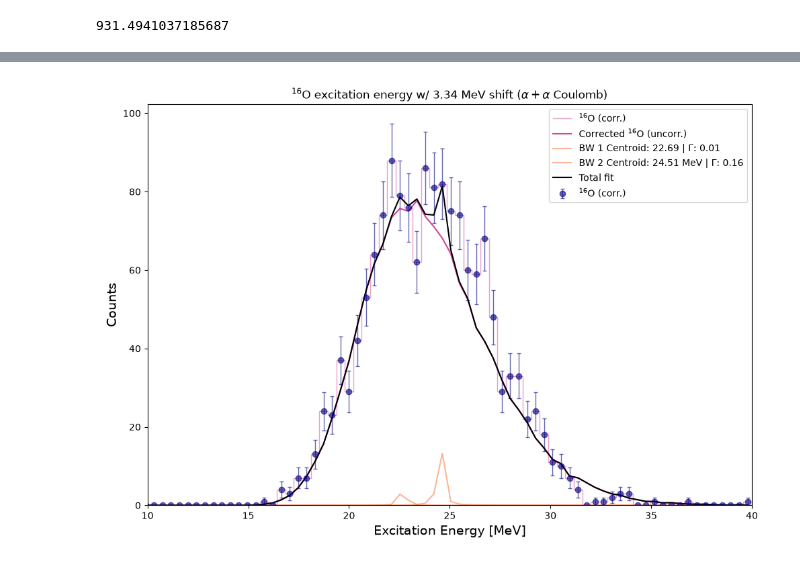
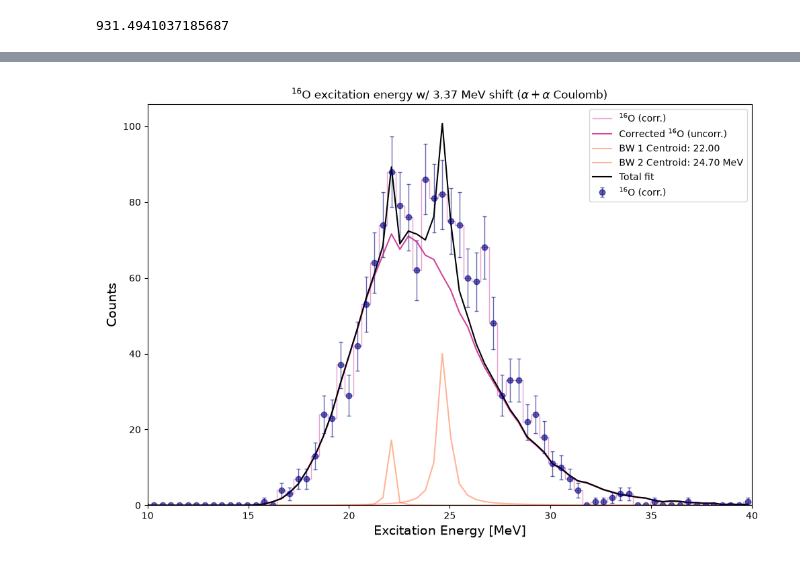
Before and after one commit to singhp99/spyral_notebooks, a Jupyter notebook: event_mixing_16O.ipynb, the cells around one changed output, grey strips where cells are left out. Cells and saved outputs as stored; diff of their text form; code cells hidden in the pictures.

```diff
--- a/event_mixing_16O.ipynb
+++ b/event_mixing_16O.ipynb
@@ -1339,27 +1339,27 @@ def gamma_coulomb(E,l,centroid,width,Z1,Z2,mu,R):
 # %%
-def bw_energy_dependent_coul(E,l,centroid,width,Z1,Z2,mu,R):
+def bw_energy_dependent_coul(E,l,centroid,gamma_0,Z1,Z2,mu,R,amplitude):
 
-    gamma = gamma_coulomb(E,l,centroid,width,Z1,Z2,mu,R)
+    gamma = gamma_coulomb(E,l,centroid,gamma_0,Z1,Z2,mu,R)
 
-    return (gamma / 2)**2/((E - centroid)**2+ (gamma / 2)**2)
+    return (amplitude*(gamma / 2)**2)/((E - centroid)**2+ (gamma / 2)**2)
 # %%
 
-def breit_wigner_coulomb(bin_edges,amplitude,l,centroid,width,Z1,Z2,mu,R):
+def breit_wigner_coulomb(bin_edges,amplitude,l,centroid,gamma_0,Z1,Z2,mu,R):
 
     energy = (bin_edges[:-1]+ bin_edges[1:]) / 2
     bin_width = (bin_edges[1:]- bin_edges[:-1])
-
-    shape = bw_energy_dependent_coul(energy,l,centroid,width,Z1,Z2,mu,R)
+    # print("Bin Width",bin_width)
+    shape = bw_energy_dependent_coul(energy,l,centroid,gamma_0,Z1,Z2,mu,R,amplitude)
 
     shape_counts = shape * bin_width
 
-    return amplitude * shape_counts
+    return shape_counts
 # %%
-def total_fit(params, corr, uncorr, bin_edges, l1, l2, Z1,Z2,mu,R ):
-    scale,shift,amplitude,centroid,width,amplitude2,centroid2,width2 = params
+def total_fit(params, corr, uncorr, bin_edges, l1, l2, Z1,Z2,mu,R,centroid,centroid2,gamma_0_1,gamma_0_2):
+    scale,shift,amplitude,amplitude2 = params
 
-    bw_counts = breit_wigner_coulomb(bin_edges,amplitude,l1,centroid,width,Z1,Z2,mu,R)
-    bw_counts2 = breit_wigner_coulomb(bin_edges,amplitude2,l2,centroid2,width2,Z1,Z2,mu,R)
+    bw_counts = breit_wigner_coulomb(bin_edges,amplitude,l1,centroid,gamma_0_1,Z1,Z2,mu,R)
+    bw_counts2 = breit_wigner_coulomb(bin_edges,amplitude2,l2,centroid2,gamma_0_2,Z1,Z2,mu,R)
     bkg_counts = background_opt(scale,shift,uncorr,bin_edges)
 
     sigma = np.sqrt(np.maximum(corr, 1.0))
@@ -1380,16 +1380,16 @@ ratio_max = np.max(corr) / np.max(uncorr)
 uncorr_scaled_2 = uncorr
 
 
-guess = [ratio_max,0.72,100,22,0.06,100,24.5,0.5] #scale,shift,amplitude,centroid,width
+guess = [ratio_max,0.72,100,100] #scale,shift,amplitude,centroid,width
 
-bounds = [(0,None),(0,4),(0,None),(21.5,23),(0.01,0.6),(100,None),(24,25),(0.1,0.8)]  #scale,shift,amplitude,centroid,width,amplitude2,centroid2,width2
+bounds = [(0,None),(0,4),(0,None),(100,None)]  #scale,shift,amplitude,centroid,width,amplitude2,centroid2,width2
 
 hist_uncorr_bincenters = (hist_uncorr.bins[:-1] + hist_uncorr.bins[1:]) / 2
 
 result = minimize(
     total_fit,
     guess,
-    args=(corr,uncorr, hist_uncorr.bins,0,2,Z_ALPHA,Z_ALPHA,mu_4he,R_4he), #(params, corr, uncorr, bin_edges, l1, l2, Z1,Z2,mu,R )
+    args=(corr,uncorr, hist_uncorr.bins,3,4,Z_C12,Z_ALPHA,mu_c12,R_c12,22,24.7,0.06,0.5), #(params, corr, uncorr, bin_edges, l1, l2, Z1,Z2,mu,R,centroid,centroid2,gamma_0_1,gamma_0_2)
     method="Powell",
     bounds=bounds,
     options={'maxiter': 1000, 'disp': True}
@@ -1397,15 +1397,16 @@ result = minimize(
 
 print(f"Optimization Success: {result.success}")
 print(fr"$\chi^2$ Value: {result.fun}")
-opt_scale,opt_shift,opt_amplitude,opt_centroid,opt_width,opt_amplitude2,opt_centroid2,opt_width2 = result.x
+opt_scale,opt_shift,opt_amplitude,opt_amplitude2 = result.x
 print(f"Scaling factor: {opt_scale}")
-print(f"Breit Wigner Centroid: {opt_centroid}")
 
 
-bw_counts_1 = breit_wigner_coulomb(hist_uncorr.bins,opt_amplitude,0,opt_centroid,opt_width,Z_ALPHA,Z_ALPHA,mu_4he,R_4he)
-bw_counts_2 = breit_wigner_coulomb(hist_uncorr.bins,opt_amplitude2,2,opt_centroid2,opt_width2,Z_ALPHA,Z_ALPHA,mu_4he,R_4he)
 
+bw_counts_1 = breit_wigner_coulomb(hist_uncorr.bins,opt_amplitude,0,22,0.06,Z_C12,Z_ALPHA,mu_c12,R_c12)
+bw_counts_2 = breit_wigner_coulomb(hist_uncorr.bins,opt_amplitude2,2,24.7,0.6,Z_C12,Z_ALPHA,mu_c12,R_c12)
 
+bw_counts_1_std = breit_wigner(hist_uncorr.bins,opt_amplitude,22,0.06)
+bw_counts_2_std = breit_wigner(hist_uncorr.bins,opt_amplitude2,24.7,0.6)
 
 shifted_bins = hist_uncorr.bins + opt_shift#1.7143
 bin_centers = (shifted_bins[:-1] + shifted_bins[1:]) / 2
@@ -1464,36 +1513,36 @@ ax.plot(
     bw_counts_1,
     color="orangered",
     alpha=0.4,
-    label=rf"BW 1 Centroid: {opt_centroid:.2f} | $\Gamma$: {opt_width:.2f}"
+    label=rf"BW 1 Centroid: {22.0:.2f}"
 )
 
 ax.plot(
     hist_uncorr_bincenters,
     bw_counts_2,
     color="orangered",
     alpha=0.4,
-    label=rf"BW 2 Centroid: {opt_centroid2:.2f} MeV | $\Gamma$: {opt_width2:.2f}"
+    label=rf"BW 2 Centroid: {24.7:.2f} MeV"
 )
 
 ax.plot(
     hist_uncorr_bincenters,
     uncorr_fermi*opt_scale + bw_counts_1 + bw_counts_2,
     color="black",
     label="Total fit"
 )
 
 
 ax.set_xlabel("Excitation Energy [MeV]",fontsize=14)
 ax.set_ylabel("Counts",fontsize=14)
 ax.set_title(rf"$^{{16}}$O excitation energy w/ {opt_shift:.2f} MeV shift ($\alpha + \alpha$ Coulomb)")
 # ax.set_title(rf"$^{{16}}$O excitation energy w/ {opt_shift:.2f} MeV Breit-Wigner comparison")
 ax.set_xlim(10, 40)
 ax.legend()
 
 plt.tight_layout()
 plt.show()
 # %% [output]
-[figure, old version]
+[figure, new version]
 # %%
 fig, ax = plt.subplots(figsize=(7, 5))
 
```
Also changed, not shown: parts of 5 cells of this notebook, 1 other file.
